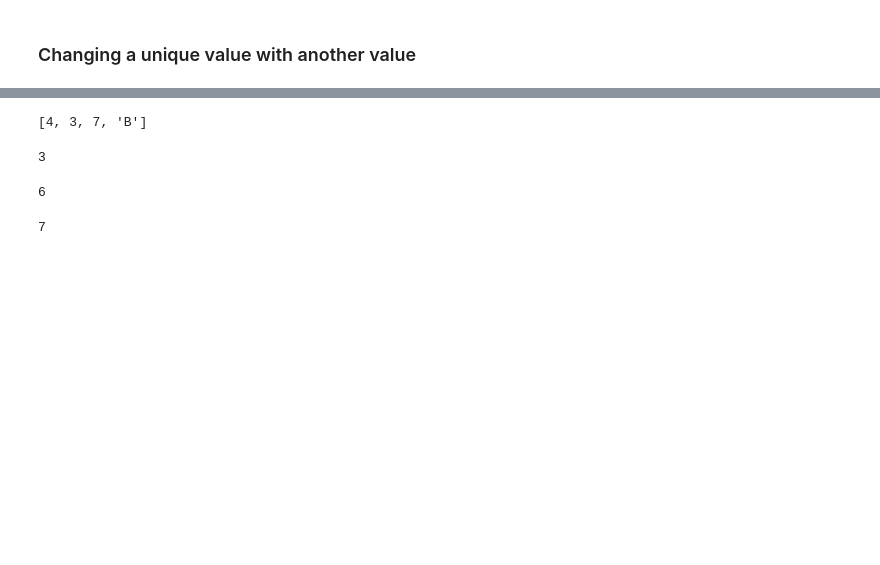
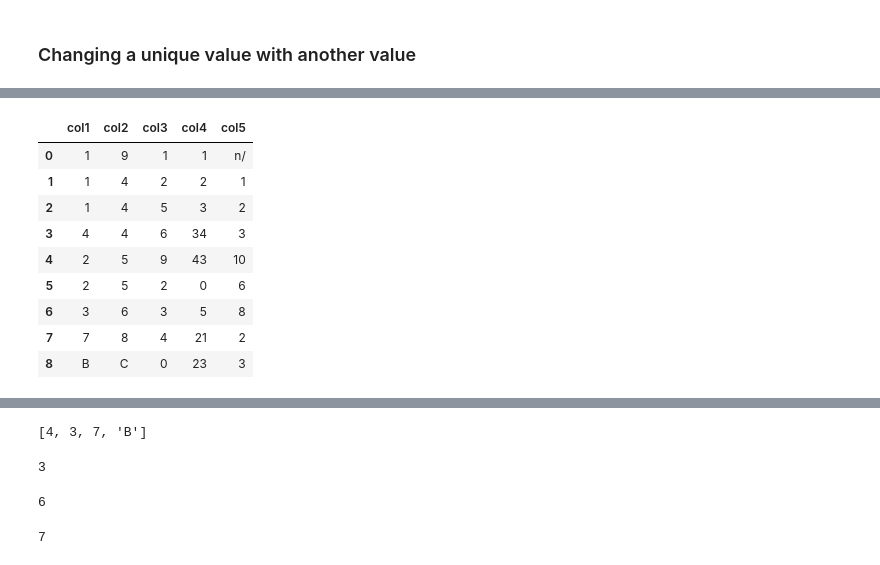
Before and after one commit to serdarbozoglan/My_Python, a Jupyter notebook: Templates/PYTHON_TEMPLATE.ipynb, the cells around one changed output, grey strips where cells are left out. Cells and saved outputs as stored; diff of their text form; code cells hidden in the pictures; blank space fills up the shorter version.

```diff
--- a/Templates/PYTHON_TEMPLATE.ipynb
+++ b/Templates/PYTHON_TEMPLATE.ipynb
@@ -93,0 +588,15 @@ df4
+# %%
+df4['col5'] = df4['col5'].map(lambda x: x.lstrip('<').rstrip('+ years')  )
+# %%
+df4
+# %% [output]
+|  | col1 | col2 | col3 | col4 | col5 |
+| 0 | 1 | 9 | 1 | 1 | n/ |
+| 1 | 1 | 4 | 2 | 2 | 1 |
+| 2 | 1 | 4 | 5 | 3 | 2 |
+| 3 | 4 | 4 | 6 | 34 | 3 |
+| 4 | 2 | 5 | 9 | 43 | 10 |
+| 5 | 2 | 5 | 2 | 0 | 6 |
+| 6 | 3 | 6 | 3 | 5 | 8 |
+| 7 | 7 | 8 | 4 | 21 | 2 |
+| 8 | B | C | 0 | 23 | 3 |
```
Also changed, not shown: parts of 132 cells of this notebook.
